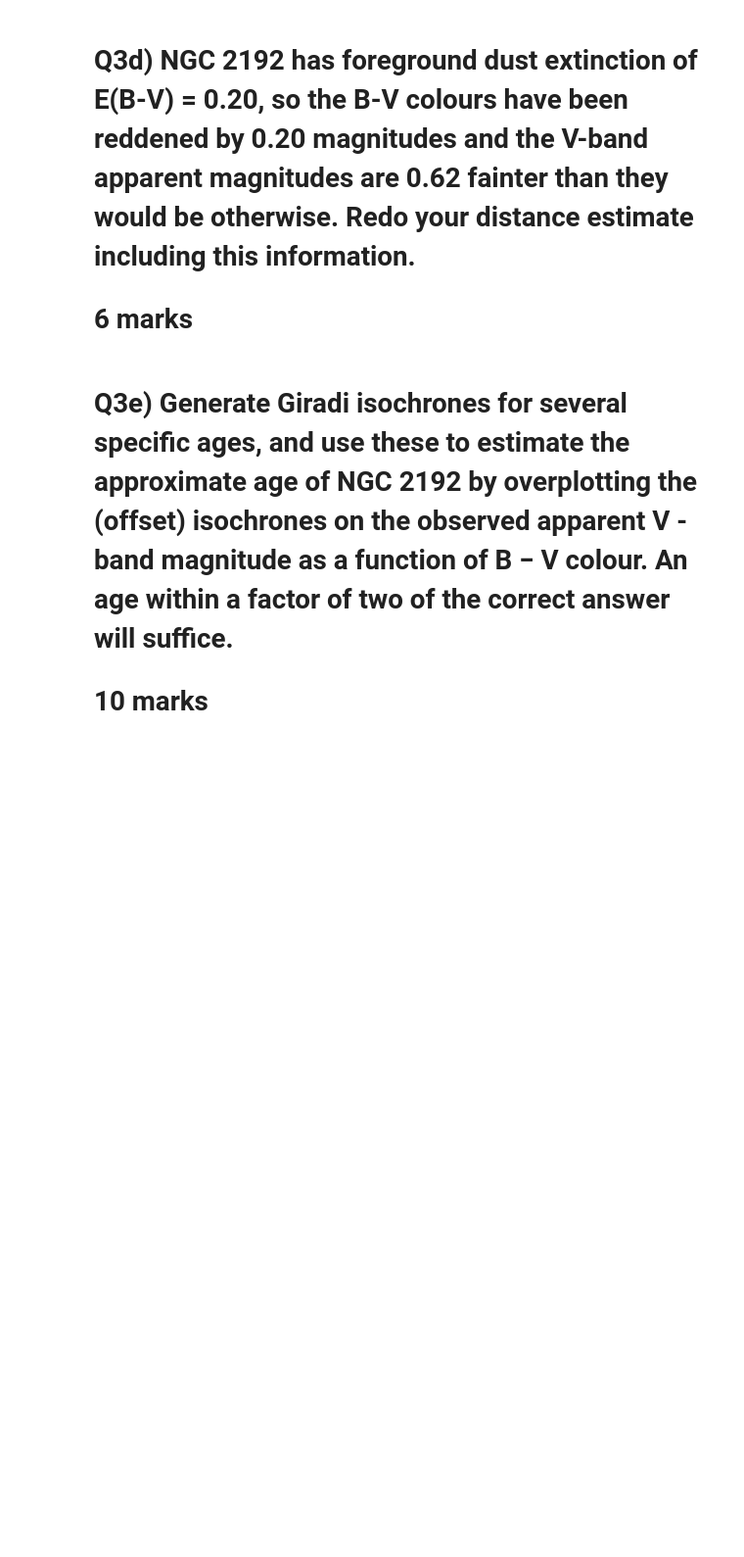
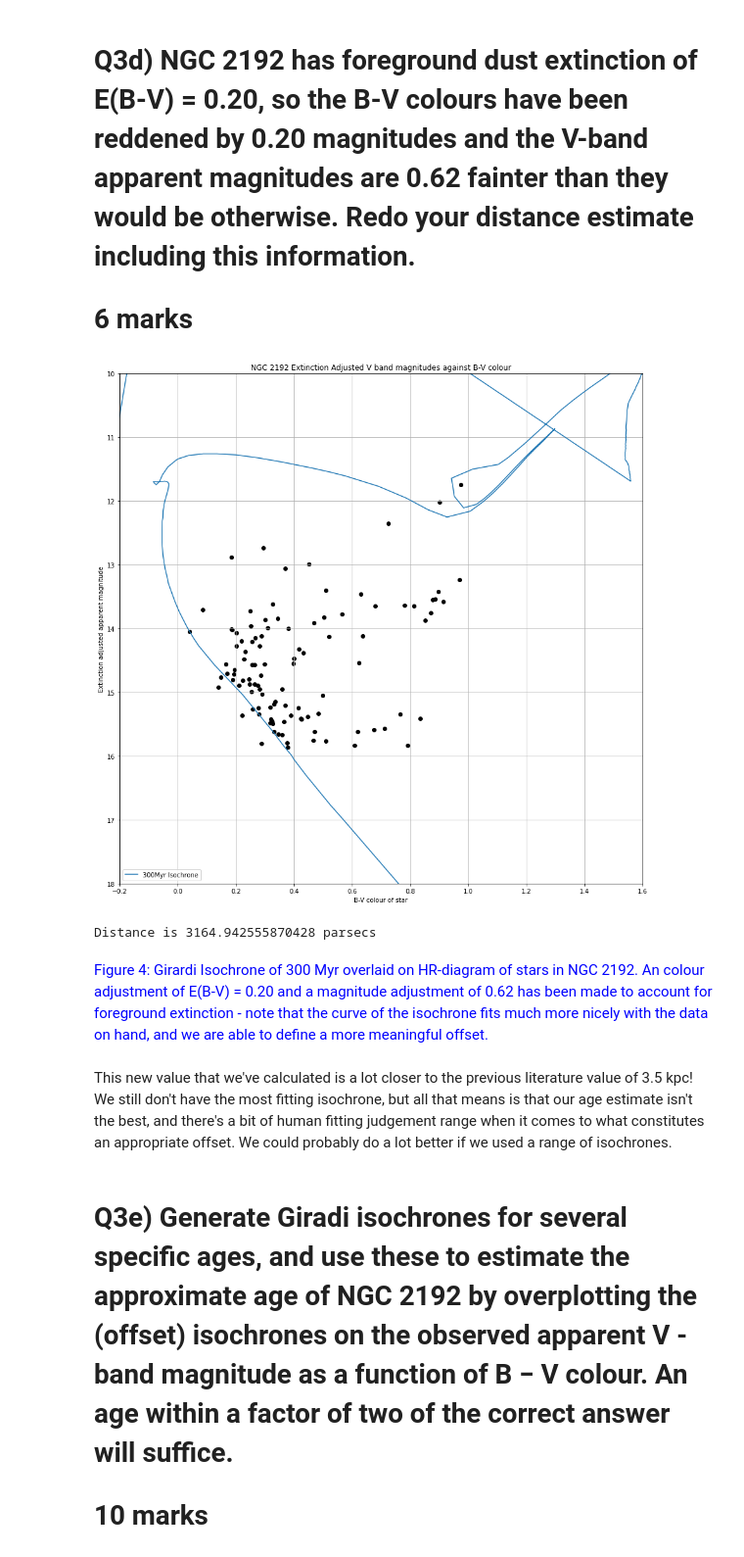
Before and after one commit to cedliang/ASP3231, a Jupyter notebook: Assignment_1/ASP3231_Assignment1_2022.ipynb, the cells around one changed output. Shown at 98% size. Cells and saved outputs as stored; diff of their text form; code cells hidden in the pictures; blank space fills up the shorter version.

```diff
--- a/Assignment_1/ASP3231_Assignment1_2022.ipynb
+++ b/Assignment_1/ASP3231_Assignment1_2022.ipynb
@@ -368,6 +380,40 @@ Ref: Dias, W. S. et al. 2002, A&A, 389, 871
 # Q3d) NGC 2192 has foreground dust extinction of E(B-V) = 0.20, so the B-V colours have been reddened by 0.20 magnitudes and the V-band apparent magnitudes are 0.62 fainter than they would be otherwise. Redo your distance estimate including this information.
 
 # 6 marks
+# %%
+# Let's shift our data
+dust_extinction_abs_mag_v = 0.62
+b_v_extinction = 0.20
+
+adjusted_b_min_vs = [elem - b_v_extinction for elem in b_min_vs]
+adjusted_vs = [elem - dust_extinction_abs_mag_v for elem in vs]
+
+
+# Now we adjust this offset until we get a better match.
+offset = 12.5
+
+plt.plot(iso_b_min_vs, [elem + offset for elem in iso_vs], label="300Myr Isochrone")
+plt.scatter(adjusted_b_min_vs, adjusted_vs, c="black")
+plt.xlim(-0.2, 1.6)
+plt.ylim(18, 10)
+plt.xlabel("B-V colour of star")
+plt.ylabel("Extinction adjusted apparent magnitude")
+plt.title(
+    "NGC 2192 Extinction Adjusted V band magnitudes against B-V colour")
+plt.legend(loc='lower left')
+plt.grid(True)
+plt.show()
+
+d = 10*1.585**(offset)
+
+print(f"Distance is {d} parsecs")
+# %% [output]
+[figure, added]
+Distance is 3164.942555870428 parsecs
+# %% [markdown]
+<font color=blue> Figure 4: Girardi Isochrone of 300 Myr overlaid on HR-diagram of stars in NGC 2192. An colour adjustment of E(B-V) = 0.20 and a magnitude adjustment of 0.62 has been made to account for foreground extinction - note that the curve of the isochrone fits much more nicely with the data on hand, and we are able to define a more meaningful offset.
+# %% [markdown]
+This new value that we've calculated is a lot closer to the previous literature value of 3.5 kpc! We still don't have the most fitting isochrone, but all that means is that our age estimate isn't the best, and there's a bit of human fitting judgement range when it comes to what constitutes an appropriate offset. We could probably do a lot better if we used a range of isochrones.
 # %% [markdown]
 # Q3e) Generate Giradi isochrones for several specific ages, and use these to estimate the approximate age of NGC 2192 by overplotting the (offset) isochrones on the observed apparent V -band magnitude as a function of B − V colour. An age within a factor of two of the correct answer will suffice.
 
```
Also changed, not shown: parts of 27 cells of this notebook, 6 other files.
